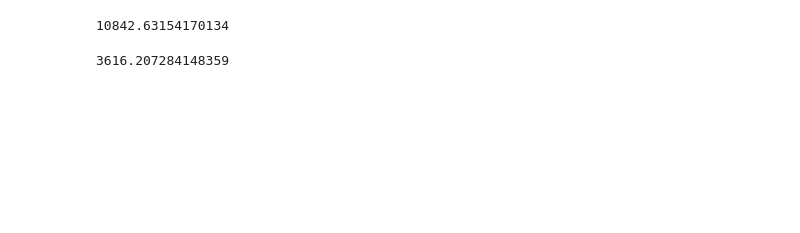
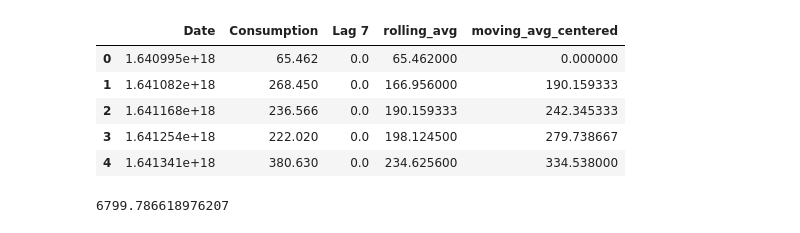
Before and after one commit to BhuvanKapoor/Wipro-Internship, a Jupyter notebook: main.ipynb, the cells around one changed output. Cells and saved outputs as stored; diff of their text form; code cells hidden in the pictures; blank space fills up the shorter version.

```diff
--- a/main.ipynb
+++ b/main.ipynb
@@ -61 +62,11 @@ plt.show()
+# %%
+df = df.fillna(0)
+df.head()
+# %% [output]
+|  | Date | Consumption | Lag 7 | rolling_avg | moving_avg_centered |
+| 0 | 1.640995e+18 | 65.462 | 0.0 | 65.462000 | 0.000000 |
+| 1 | 1.641082e+18 | 268.450 | 0.0 | 166.956000 | 190.159333 |
+| 2 | 1.641168e+18 | 236.566 | 0.0 | 190.159333 | 242.345333 |
+| 3 | 1.641254e+18 | 222.020 | 0.0 | 198.124500 | 279.738667 |
+| 4 | 1.641341e+18 | 380.630 | 0.0 | 234.625600 | 334.538000 |
 # %%
@@ -64,6 +75,2 @@ from evaluation import eval_LR_model, eval_arima_model
 # %%
-model_LR, X_test, y_test = train_linear_regression(df)
-mse_LR = eval_LR_model(X_test, y_test, model_LR)
-mse_LR
+X_train, X_test, y_train, y_test = split_data(df, 'moving_avg_centered')
-# %% [output]
-10842.63154170134
@@ -72,5 +77,7 @@ model_ARIMA, test = train_ARIMA(df)
-# %%
-mse_ARIMA = eval_arima_model(test, model_ARIMA)
-mse_ARIMA
-# %% [output]
-3616.207284148359
+# %%
+model = train_model(X_train, y_train, 'arima')
+y_pred = model_predict(model, X_test, 'arima')
+model_mse = evaluate_model(y_test,y_pred)
+model_mse
+# %% [output]
+6799.786618976207
```
Also changed, not shown: parts of 8 cells of this notebook, 4 other files.
